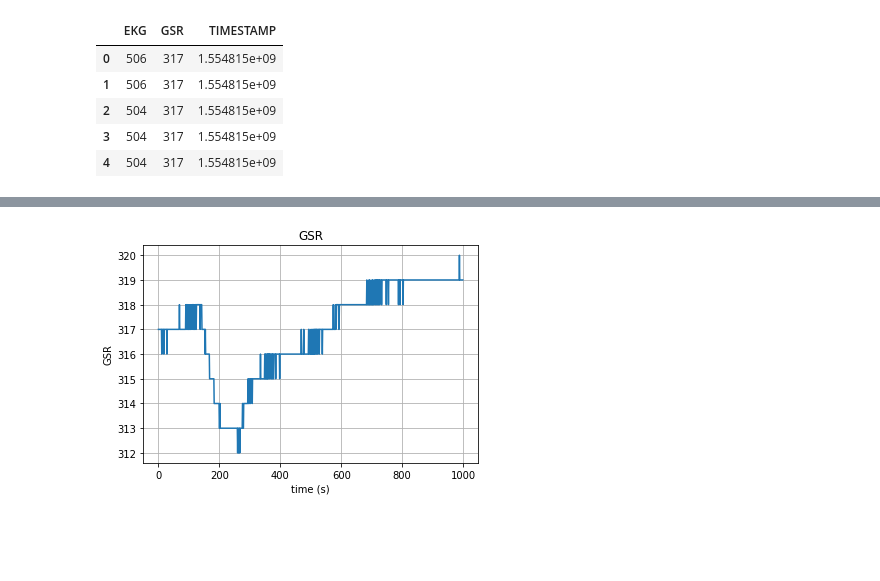
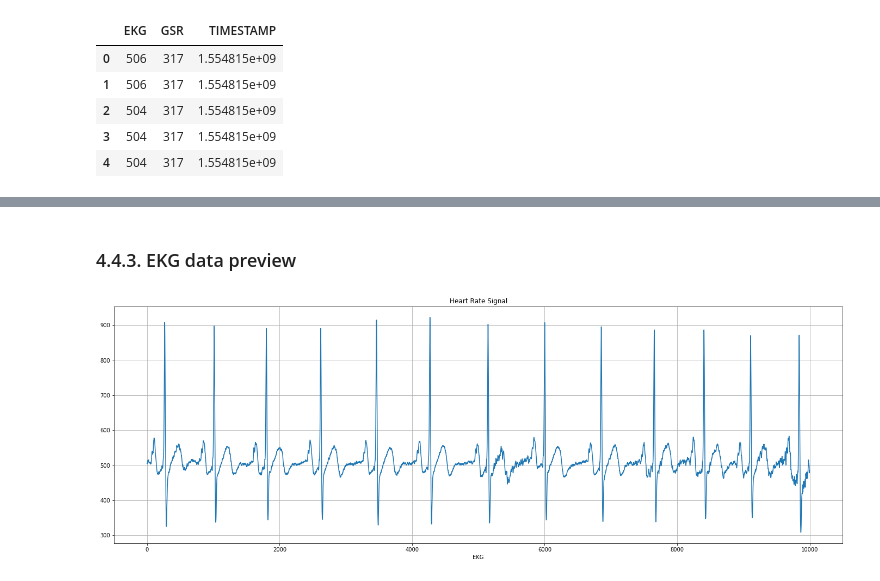
Before and after one commit to SkalskiP/ImaBoss, a Jupyter notebook: EDA.ipynb, the cells around one changed output, grey strips where cells are left out. Cells and saved outputs as stored; diff of their text form; code cells hidden in the pictures; blank space fills up the shorter version.

```diff
--- a/EDA.ipynb
+++ b/EDA.ipynb
@@ -32,6 +61,12 @@ SAMPLING_RATE = 1000
 # %% [markdown]
 ## 3. Load Data
 # %%
-def load_data(file_name, dir_path):
+def load_data_bitalino(file_name, dir_path):
     file_path = os.path.join(dir_path, file_name)
-    return pd.read_csv(file_path,sep="\t", skiprows=3, usecols=COLUMNS_TO_USE, names=COLUMN_NAMES, header=None)
+    return pd.read_csv(
+        file_path,sep="\t",
+        skiprows=3,
+        usecols=BITALINO_COLUMNS_TO_USE,
+        names=BITALINO_COLUMN_NAMES,
+        header=None
+    )
@@ -40,7 +84,8 @@ IAPS_data = pd.read_csv("./data/IAPS.csv",sep=";")
 IADS2_data = pd.read_csv("./data/IADS2.csv",sep=";")
 NEOFFI_data = pd.read_csv("./data/NEO-FFI.txt",sep="\t")
 
-BITALINO_data = { file_name[:4] : load_data(file_name, RAW_DATA_SOURCE_DIR) for index, file_name in enumerate(RAW_DATA_SAMPLE_FILES) }
+BITALINO_data = { file_name[:4] : load_data_bitalino(file_name, BITALINO_RAW_DATA_SOURCE_DIR) for index, file_name in enumerate(BITALINO_RAW_DATA_SAMPLE_FILES) }
+PROCEDURE_data = { file_name[:4] : load_data_procedure(file_name, PROCEDURE_RAW_DATA_SOURCE_DIR) for index, file_name in enumerate(PROCEDURE_RAW_DATA_SAMPLE_FILES) }
 # %% [markdown]
 ## 4. Data preprocessing
 # %% [markdown]
@@ -238,10 +276,16 @@ y = list(EXAMPLE_bitalino_data['9744'].head(SAMPLING_RATE)["GSR"])
-# %%
-fig, ax = plt.subplots()
-ax.plot(x, y)
-
-ax.set(xlabel='time (s)', ylabel='GSR',
-       title='GSR')
-ax.grid()
-plt.show()
-# %% [output]
-[figure, removed]
+# %% [markdown]
+### 4.4.3. EKG data preview
+# %%
+PREVIEW_LENGHT_SEC = 10
+# %%
+preview_dataset = BITALINO_data['9744'].head(BITALINO_SAMPLING_RATE_PER_SEC * PREVIEW_LENGHT_SEC)["EKG"]
+# %%
+plt.figure(figsize=(24, 8))
+plt.title("Heart Rate Signal")
+plt.xlabel('time (ms)')
+plt.xlabel('EKG')
+plt.plot(preview_dataset)
+plt.grid()
+plt.show()
+# %% [output]
+[figure, added]
```
Also changed, not shown: parts of 22 cells of this notebook.
